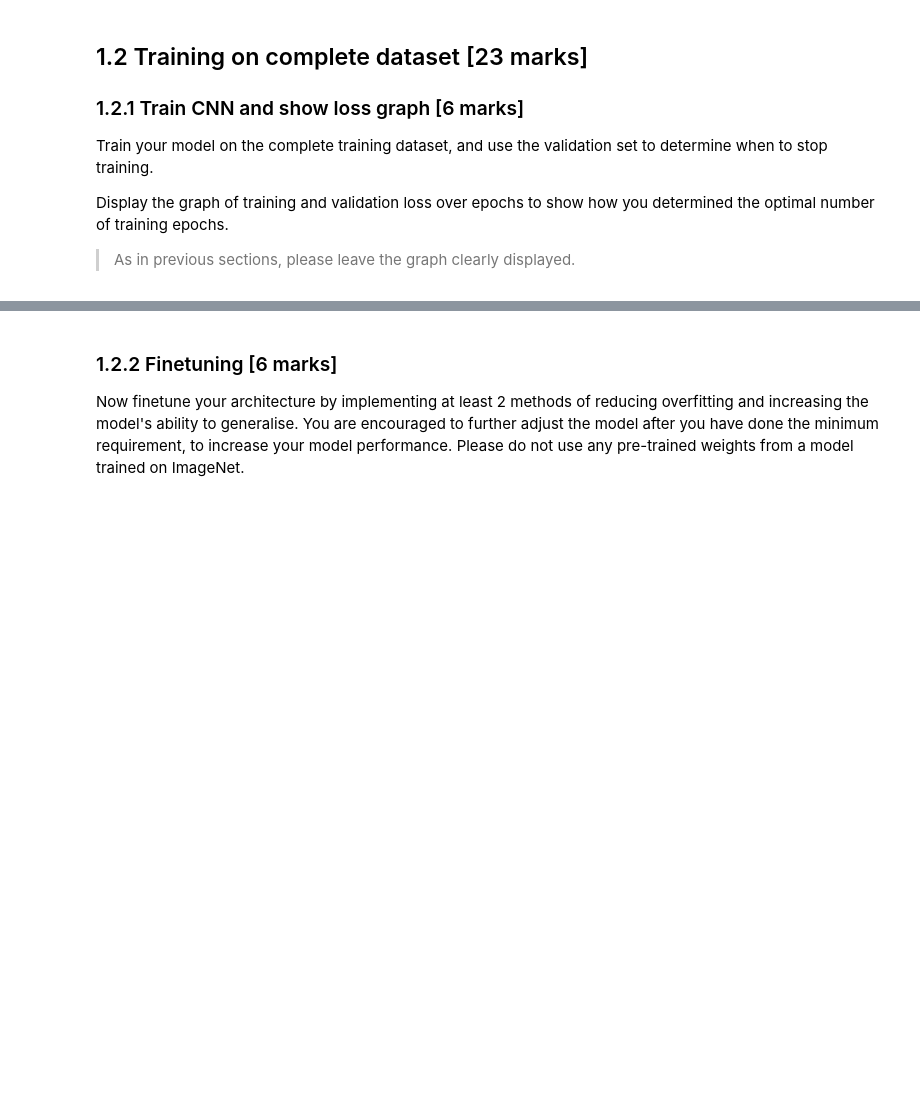
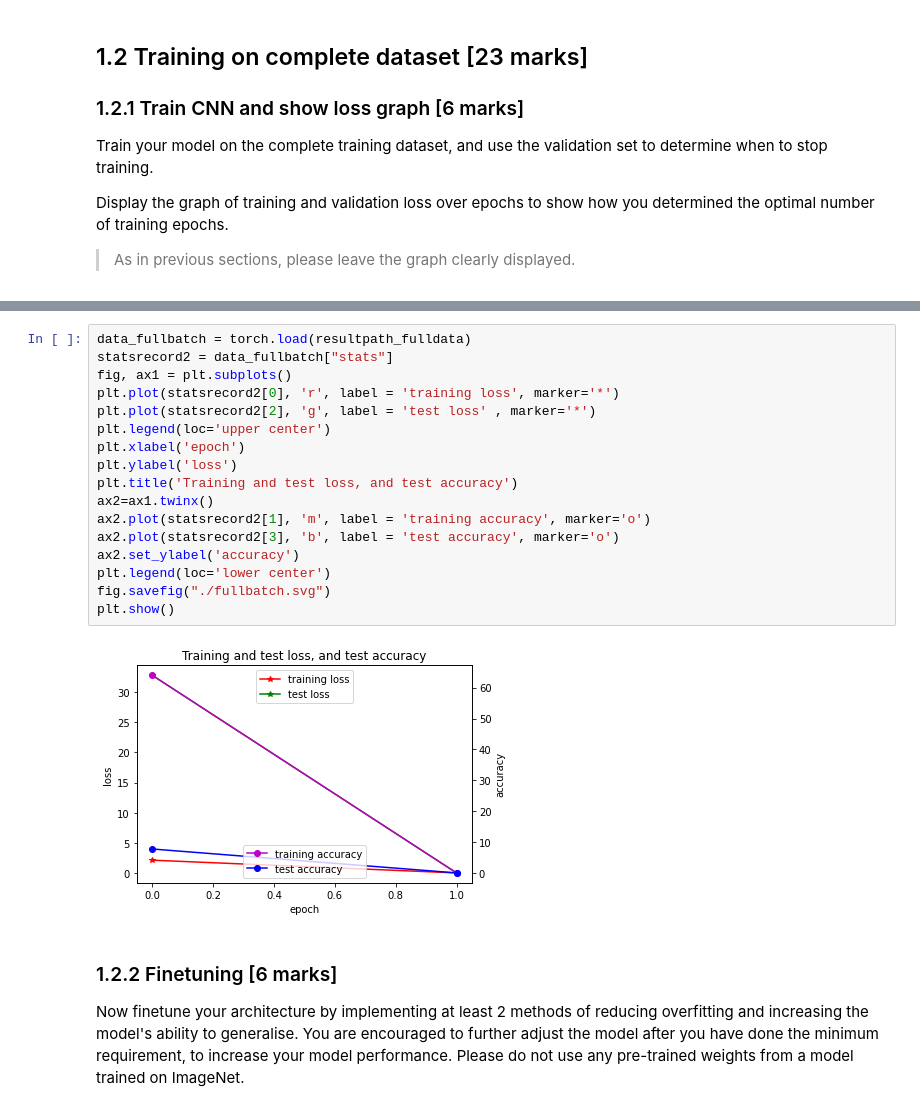
Before and after one commit to Ajith-Kalyan/AI, a Jupyter notebook: coursework1_v2.ipynb, the cells around one changed output, grey strips where cells are left out. Saved outputs shown, nothing was run; the diff lists cells and outputs as text; blank space fills up the shorter version.

```diff
--- a/coursework1_v2.ipynb
+++ b/coursework1_v2.ipynb
@@ -338,3 +474,22 @@ Display the graph of training and validation loss over epochs to show how you de
+# %%
+data_fullbatch = torch.load(resultpath_fulldata)
+statsrecord2 = data_fullbatch["stats"]
+fig, ax1 = plt.subplots()
+plt.plot(statsrecord2[0], 'r', label = 'training loss', marker='*')
+plt.plot(statsrecord2[2], 'g', label = 'test loss' , marker='*')
+plt.legend(loc='upper center')
+plt.xlabel('epoch')
+plt.ylabel('loss')
+plt.title('Training and test loss, and test accuracy')
+ax2=ax1.twinx()
+ax2.plot(statsrecord2[1], 'm', label = 'training accuracy', marker='o')
+ax2.plot(statsrecord2[3], 'b', label = 'test accuracy', marker='o')
+ax2.set_ylabel('accuracy')
+plt.legend(loc='lower center')
+fig.savefig("./fullbatch.svg")
+plt.show()
+# %% [output]
+[figure, added]
 # %% [markdown]
 
 ### 1.2.2 Finetuning [6 marks]
```
Also changed, not shown: parts of 10 cells of this notebook, 2 other files.
